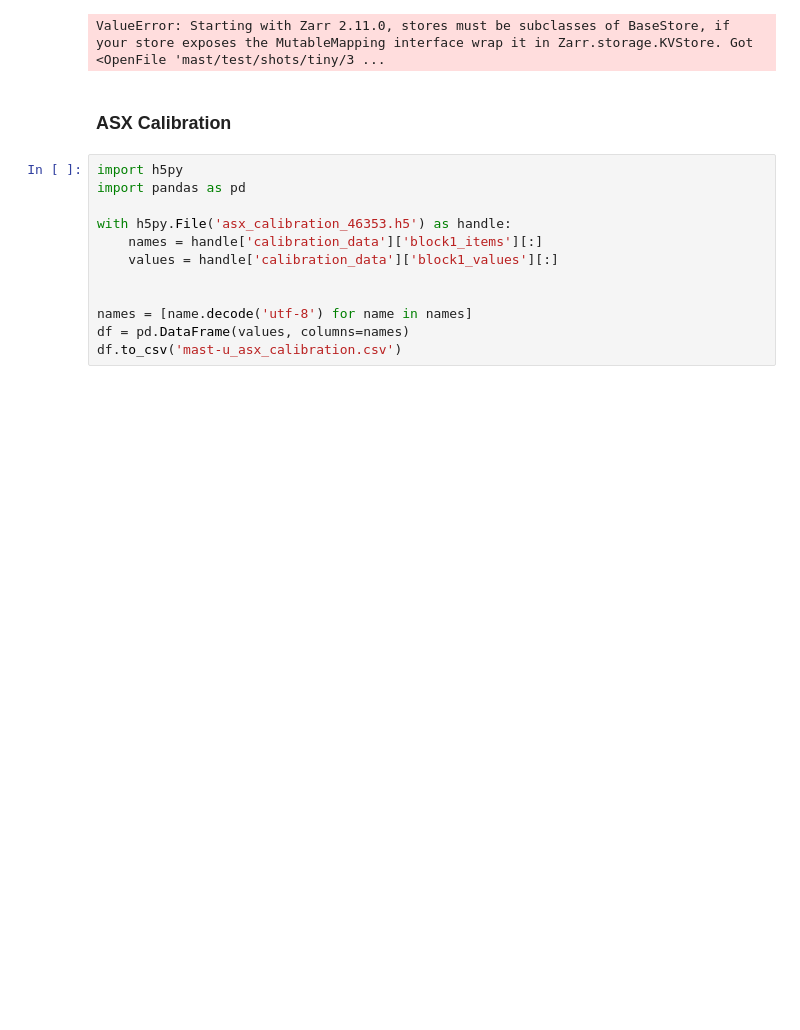
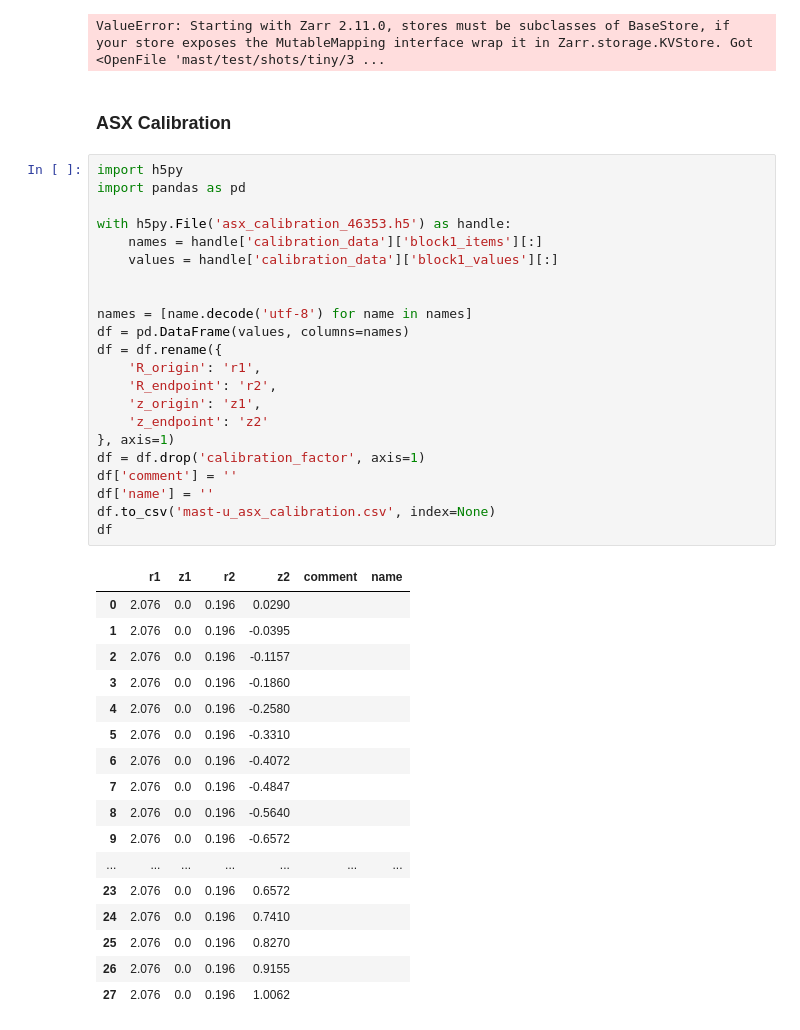
Before and after one commit to samueljackson92/defuse-data, a Jupyter notebook: transform_mast.ipynb, the cells around one changed output. Saved outputs shown, nothing was run; the diff lists cells and outputs as text; blank space fills up the shorter version.

```diff
--- a/transform_mast.ipynb
+++ b/transform_mast.ipynb
@@ -387,12 +387,40 @@ ValueError: Starting with Zarr 2.11.0, stores must be subclasses of BaseStore, i
 # %%
 import h5py
 import pandas as pd
 
 with h5py.File('asx_calibration_46353.h5') as handle:
     names = handle['calibration_data']['block1_items'][:]
     values = handle['calibration_data']['block1_values'][:]
 
 
 names = [name.decode('utf-8') for name in names]
 df = pd.DataFrame(values, columns=names)
-df.to_csv('mast-u_asx_calibration.csv')
+df = df.rename({
+    'R_origin': 'r1',
+    'R_endpoint': 'r2',
+    'z_origin': 'z1',
+    'z_endpoint': 'z2'
+}, axis=1)
+df = df.drop('calibration_factor', axis=1)
+df['comment'] = ''
+df['name'] = ''
+df.to_csv('mast-u_asx_calibration.csv', index=None)
+df
+# %% [output]
+|  | r1 | z1 | r2 | z2 | comment | name |
+| 0 | 2.076 | 0.0 | 0.196 | 0.0290 |  |  |
+| 1 | 2.076 | 0.0 | 0.196 | -0.0395 |  |  |
+| 2 | 2.076 | 0.0 | 0.196 | -0.1157 |  |  |
+| 3 | 2.076 | 0.0 | 0.196 | -0.1860 |  |  |
+| 4 | 2.076 | 0.0 | 0.196 | -0.2580 |  |  |
+| 5 | 2.076 | 0.0 | 0.196 | -0.3310 |  |  |
+| 6 | 2.076 | 0.0 | 0.196 | -0.4072 |  |  |
+| 7 | 2.076 | 0.0 | 0.196 | -0.4847 |  |  |
+| 8 | 2.076 | 0.0 | 0.196 | -0.5640 |  |  |
+| 9 | 2.076 | 0.0 | 0.196 | -0.6572 |  |  |
+| ... | ... | ... | ... | ... | ... | ... |
+| 23 | 2.076 | 0.0 | 0.196 | 0.6572 |  |  |
+| 24 | 2.076 | 0.0 | 0.196 | 0.7410 |  |  |
+| 25 | 2.076 | 0.0 | 0.196 | 0.8270 |  |  |
+| 26 | 2.076 | 0.0 | 0.196 | 0.9155 |  |  |
+| 27 | 2.076 | 0.0 | 0.196 | 1.0062 |  |  |
```
Also changed, not shown: 2 other files.
